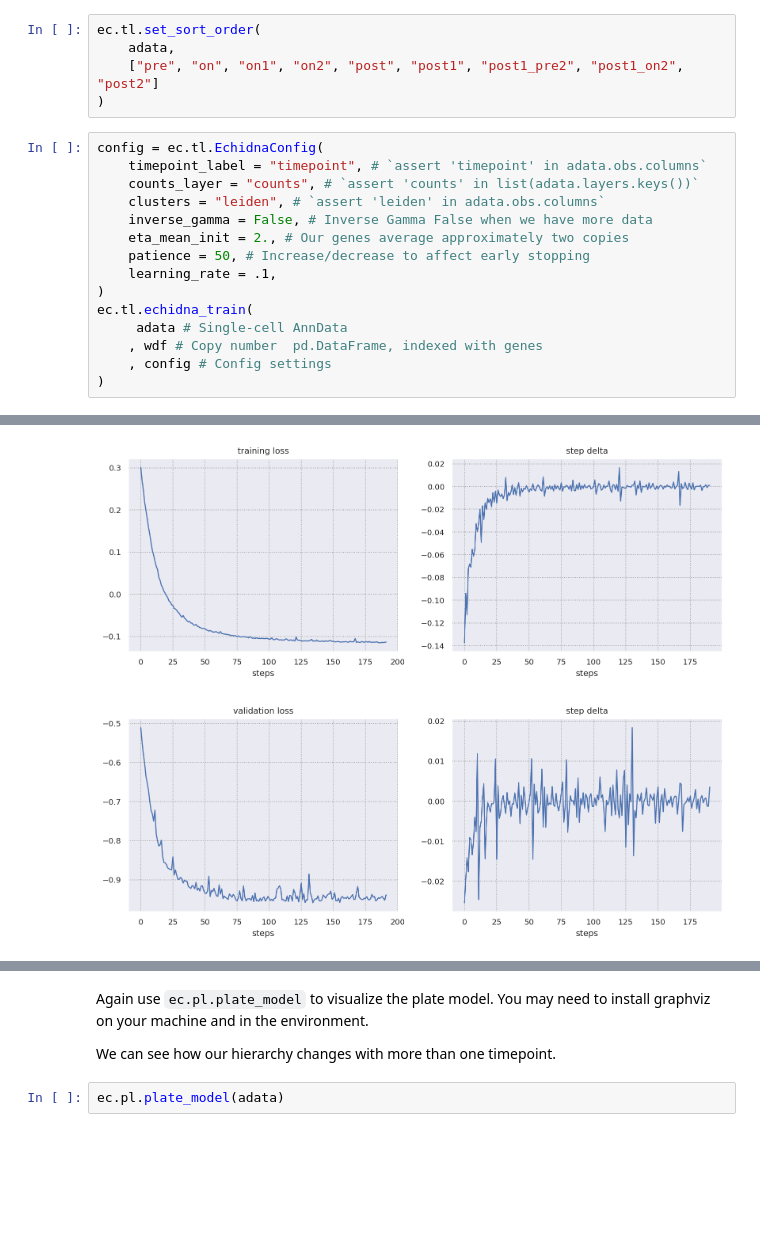
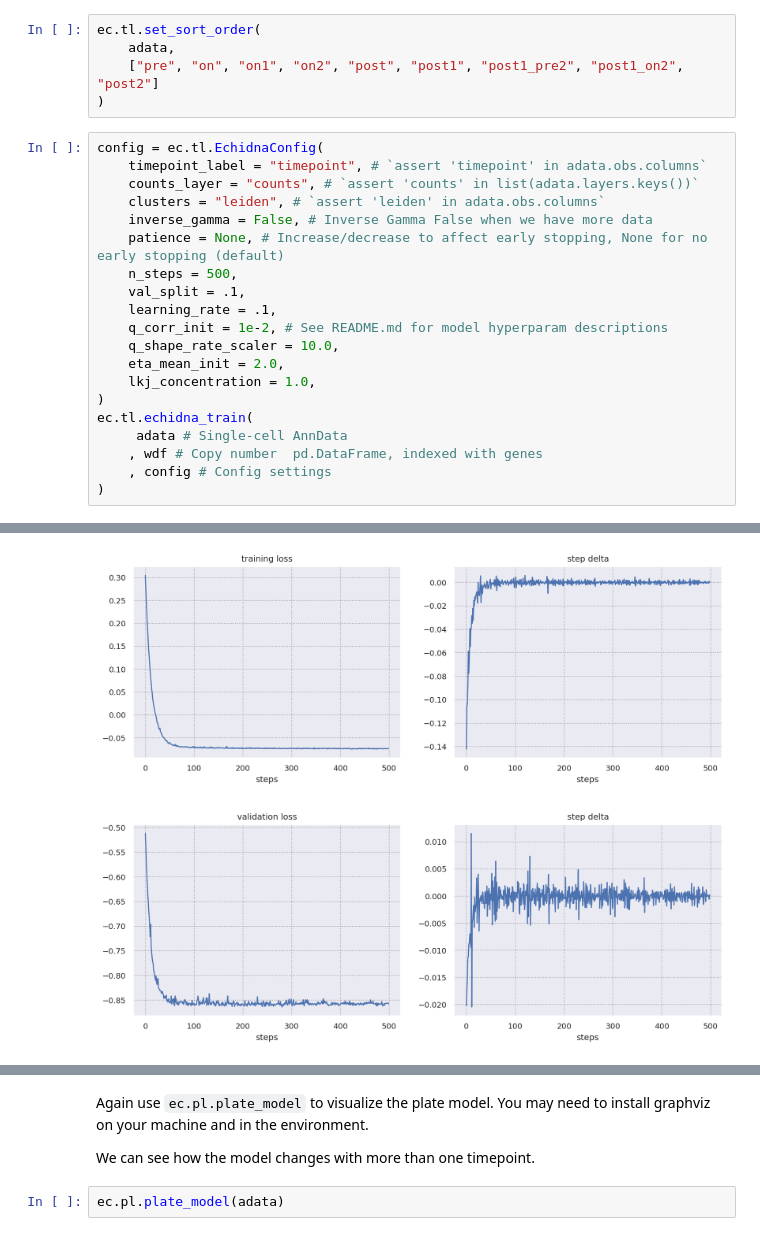
Before and after one commit to azizilab/echidna, a Jupyter notebook: examples/2-multi-timepoint.ipynb, the cells around one changed output, grey strips where cells are left out. Saved outputs shown, nothing was run; the diff lists cells and outputs as text; blank space fills up the shorter version.

```diff
--- a/examples/2-multi-timepoint.ipynb
+++ b/examples/2-multi-timepoint.ipynb
@@ -48,9 +48,14 @@ config = ec.tl.EchidnaConfig(
     counts_layer = "counts", # `assert 'counts' in list(adata.layers.keys())`
     clusters = "leiden", # `assert 'leiden' in adata.obs.columns`
     inverse_gamma = False, # Inverse Gamma False when we have more data
-    eta_mean_init = 2., # Our genes average approximately two copies
-    patience = 50, # Increase/decrease to affect early stopping
+    patience = None, # Increase/decrease to affect early stopping, None for no early stopping (default)
+    n_steps = 500,
+    val_split = .1,
     learning_rate = .1,
+    q_corr_init = 1e-2, # See README.md for model hyperparam descriptions
+    q_shape_rate_scaler = 10.0,
+    eta_mean_init = 2.0,
+    lkj_concentration = 1.0,
 )
 ec.tl.echidna_train(
      adata # Single-cell AnnData
@@ -67,2 +72,2 @@ ec.tl.echidna_train(
-[figure, old version]
+[figure, new version]
-[figure, old version]
+[figure, new version]
@@ -70,7 +75,7 @@ ec.tl.echidna_train(
 # %% [markdown]
 Again use `ec.pl.plate_model` to visualize the plate model. You may need to install graphviz on your machine and in the environment.
 
-We can see how our hierarchy changes with more than one timepoint.
+We can see how the model changes with more than one timepoint.
 # %%
 ec.pl.plate_model(adata)
 # %% [output]
```
Also changed, not shown: parts of 17 cells of this notebook, 7 other files.
